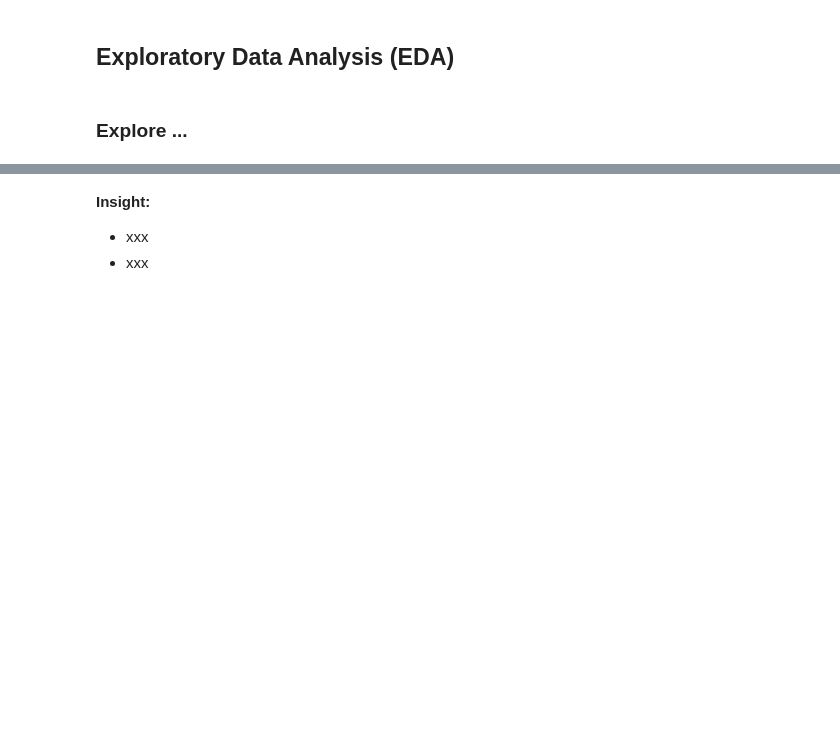
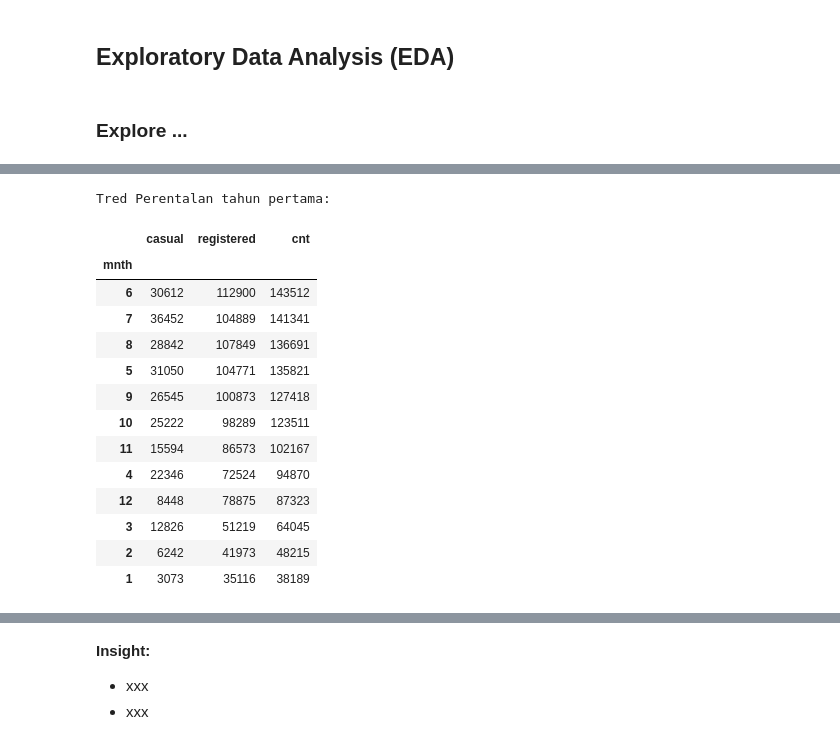
Before and after one commit to mayanggumelarr/PROYEK-ANALISIS-DATA, a Jupyter notebook: Proyek_Analisis_Data.ipynb, the cells around one changed output, grey strips where cells are left out. Cells and saved outputs as stored; diff of their text form; code cells hidden in the pictures; blank space fills up the shorter version.

Commit message:
Update main notebook
EDA pertanyaan pertama

```diff
--- a/Proyek_Analisis_Data.ipynb
+++ b/Proyek_Analisis_Data.ipynb
@@ -182,0 +206,28 @@ hour_data.to_csv('hour_clean.csv')
+# %%
+year_1 = day_data[day_data['yr'] == 0]
+year_2 = day_data[day_data['yr'] == 1]
+# %%
+print("Tred Perentalan tahun pertama: ")
+year1 = year_1.groupby("mnth").agg({
+    'casual':'sum',
+    'registered':'sum',
+    'cnt':'sum'
+})
+
+year1.sort_values(by='cnt', ascending=False)
+# %% [output]
+Tred Perentalan tahun pertama:
+|  | casual | registered | cnt |
+| mnth |  |  |  |
+| 6 | 30612 | 112900 | 143512 |
+| 7 | 36452 | 104889 | 141341 |
+| 8 | 28842 | 107849 | 136691 |
+| 5 | 31050 | 104771 | 135821 |
+| 9 | 26545 | 100873 | 127418 |
+| 10 | 25222 | 98289 | 123511 |
+| 11 | 15594 | 86573 | 102167 |
+| 4 | 22346 | 72524 | 94870 |
+| 12 | 8448 | 78875 | 87323 |
+| 3 | 12826 | 51219 | 64045 |
+| 2 | 6242 | 41973 | 48215 |
+| 1 | 3073 | 35116 | 38189 |
```
Also changed, not shown: parts of 3 cells of this notebook, 1 other file.
